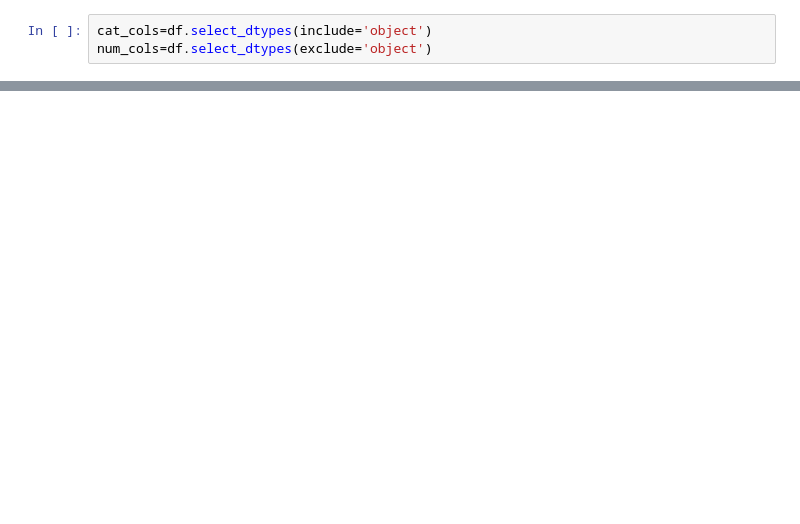
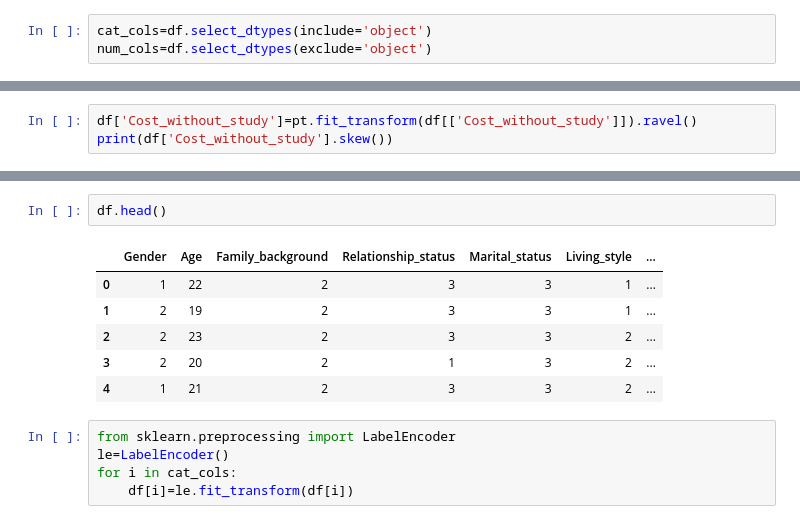
Before and after one commit to ayan-11/EDA, a Jupyter notebook: 25-11-2026.ipynb, the cells around one changed output, grey strips where cells are left out. Saved outputs shown, nothing was run; the diff lists cells and outputs as text; blank space fills up the shorter version.

```diff
--- a/25-11-2026.ipynb
+++ b/25-11-2026.ipynb
@@ -88,0 +236,3 @@ print(df[['CGPA','Cost_without_study']].skew())
+# %%
+df['Cost_without_study']=pt.fit_transform(df[['Cost_without_study']]).ravel()
+print(df['Cost_without_study'].skew())
@@ -88,0 +247,14 @@ print(df[['CGPA','Cost_without_study']].skew())
+# %%
+df.head()
+# %% [output]
+|  | Gender | Age | Family_background | Relationship_status | Marital_status | Living_style | ... |
+| 0 | 1 | 22 | 2 | 3 | 3 | 1 | ... |
+| 1 | 2 | 19 | 2 | 3 | 3 | 1 | ... |
+| 2 | 2 | 23 | 2 | 3 | 3 | 2 | ... |
+| 3 | 2 | 20 | 2 | 1 | 3 | 2 | ... |
+| 4 | 1 | 21 | 2 | 3 | 3 | 2 | ... |
+# %%
+from sklearn.preprocessing import LabelEncoder
+le=LabelEncoder()
+for i in cat_cols:
+    df[i]=le.fit_transform(df[i])
```
Also changed, not shown: parts of 25 cells of this notebook.
